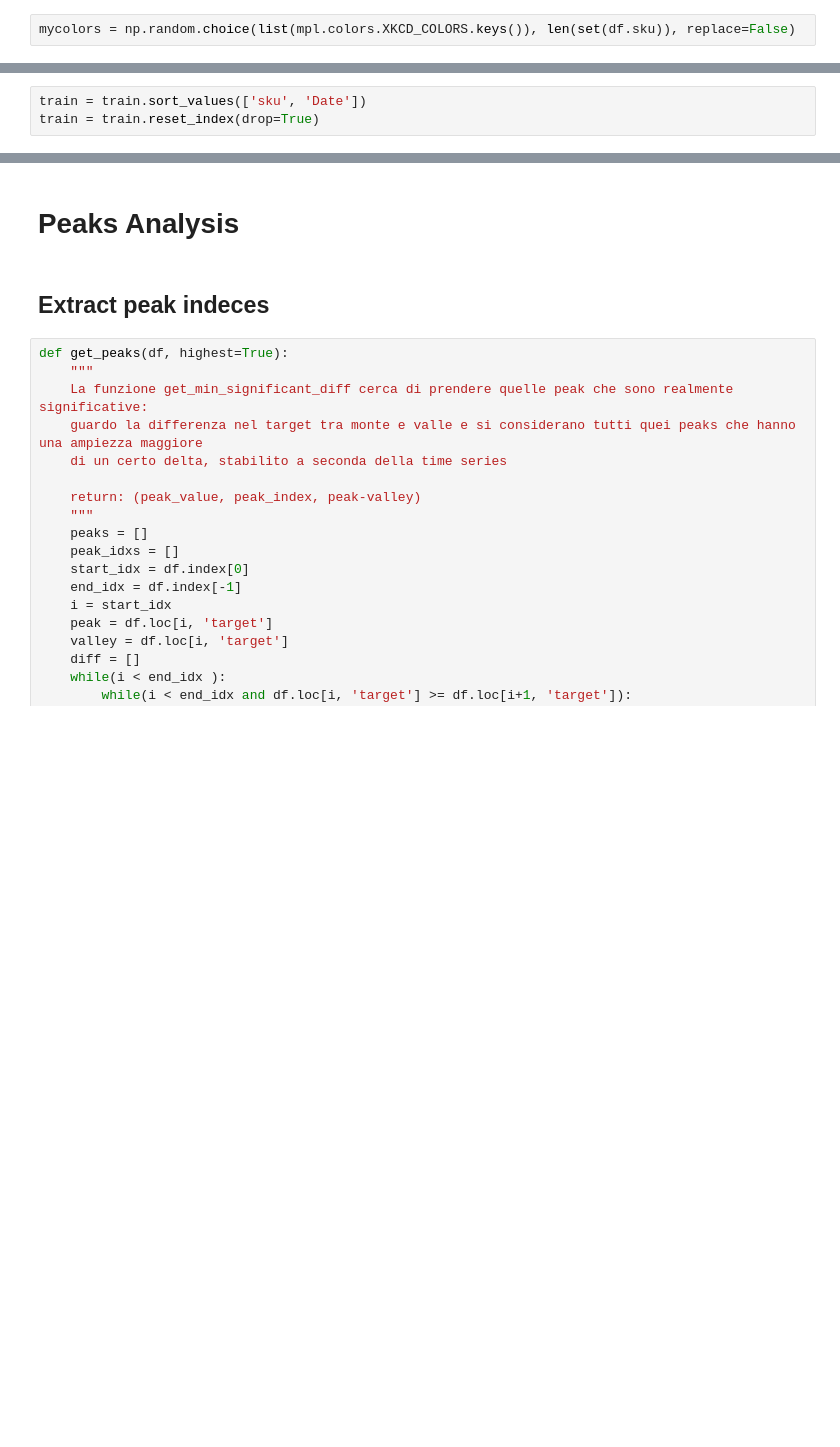
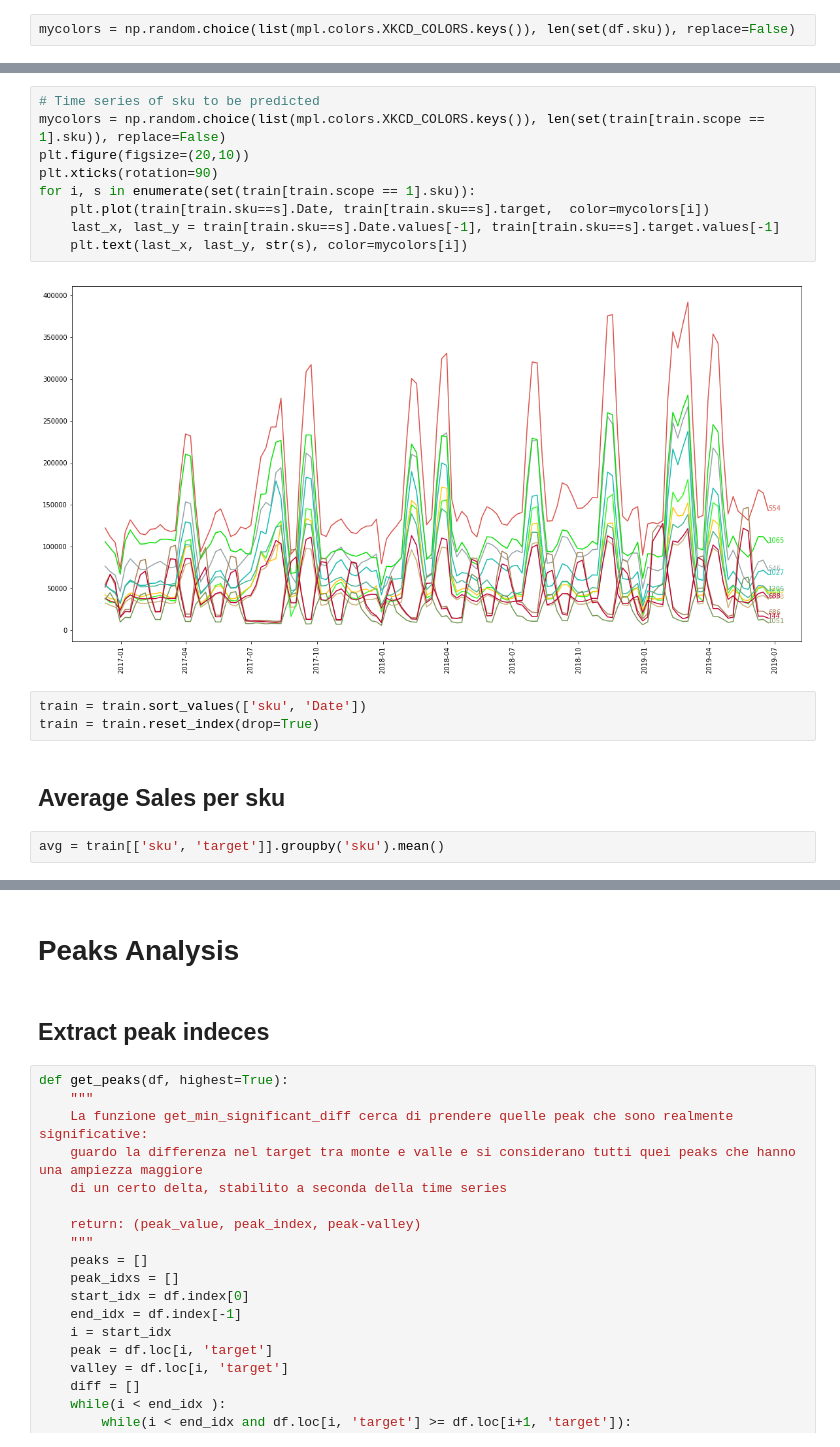
Before and after one commit to tommasofioravanti/DMTMCourseProject, a Jupyter notebook: notebooks/First-Analysis.ipynb, the cells around one changed output, grey strips where cells are left out. Saved outputs shown, nothing was run; the diff lists cells and outputs as text; blank space fills up the shorter version.

```diff
--- a/notebooks/First-Analysis.ipynb
+++ b/notebooks/First-Analysis.ipynb
@@ -106,3 +104,18 @@ for i, s in enumerate(set(train.sku)):
+# %%
+# Time series of sku to be predicted
+mycolors = np.random.choice(list(mpl.colors.XKCD_COLORS.keys()), len(set(train[train.scope == 1].sku)), replace=False)
+plt.figure(figsize=(20,10))
+plt.xticks(rotation=90)
+for i, s in enumerate(set(train[train.scope == 1].sku)):
+    plt.plot(train[train.sku==s].Date, train[train.sku==s].target,  color=mycolors[i])
+    last_x, last_y = train[train.sku==s].Date.values[-1], train[train.sku==s].target.values[-1]
+    plt.text(last_x, last_y, str(s), color=mycolors[i])
+# %% [output]
+[figure, added]
 # %%
 train = train.sort_values(['sku', 'Date'])
 train = train.reset_index(drop=True)
+# %% [markdown]
+## Average Sales per sku
+# %%
+avg = train[['sku', 'target']].groupby('sku').mean()
```
Also changed, not shown: parts of 37 cells of this notebook.
